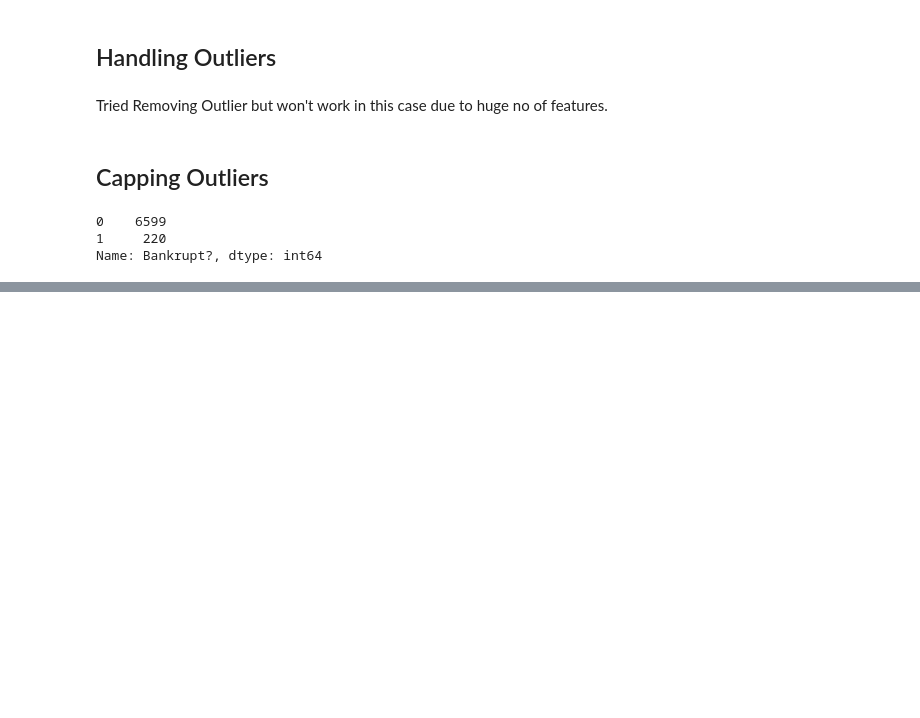
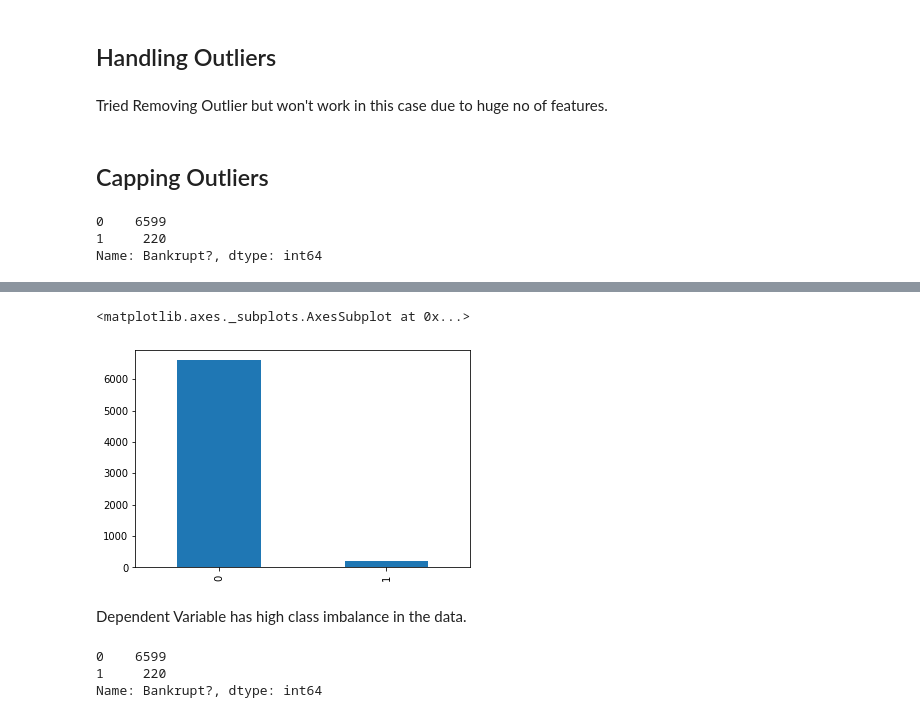
Before and after one commit to Sukruthr/Company-Bankruptcy-Prediction, a Jupyter notebook: COMPANY_BANKRUPTCY_PREDICTION_(_Final_TeamNotebook_).ipynb, the cells around one changed output, grey strips where cells are left out. Cells and saved outputs as stored; diff of their text form; code cells hidden in the pictures; blank space fills up the shorter version.

```diff
--- a/COMPANY_BANKRUPTCY_PREDICTION_(_Final_TeamNotebook_).ipynb
+++ b/COMPANY_BANKRUPTCY_PREDICTION_(_Final_TeamNotebook_).ipynb
@@ -706,0 +1021,13 @@ Name: Bankrupt?, dtype: int64
+# %%
+final_company_df['Bankrupt?'].value_counts().plot(kind = 'bar')
+# %% [output]
+<matplotlib.axes._subplots.AxesSubplot at 0x...>
+[figure, added]
+# %% [markdown]
+Dependent Variable has high class imbalance in the data.
+# %%
+df['Bankrupt?'].value_counts()
+# %% [output]
+0    6599
+1     220
+Name: Bankrupt?, dtype: int64
```
Also changed, not shown: parts of 38 cells of this notebook.
